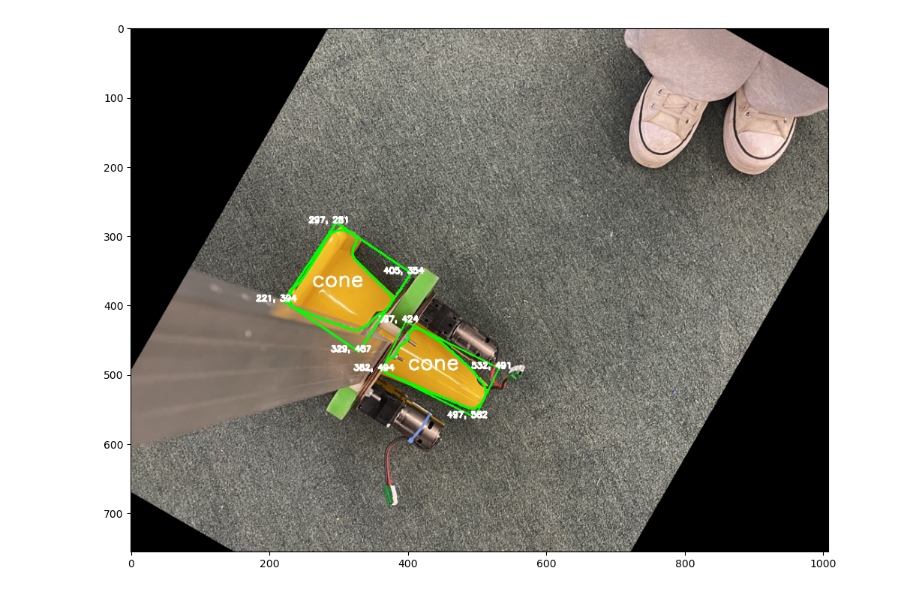
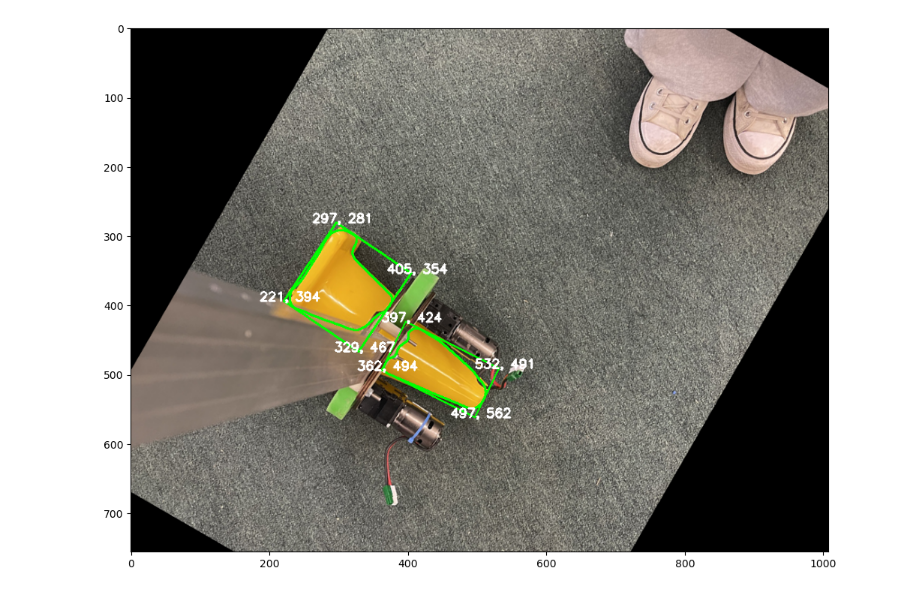
Before and after one commit to tlu21545/visionTest, a Jupyter notebook: detect_object.ipynb, the cells around one changed output. Drawn from its saved outputs; the diff is of its cells as text; code cells hidden in the pictures.

```diff
--- a/detect_object.ipynb
+++ b/detect_object.ipynb
@@ -72,54 +70,41 @@ plt.show()
 # %%
-import cv2
-import numpy as np
+def detect_cone(img, low_thresh=np.array([90, 150, 150]), high_thresh=np.array([110, 255, 255]), cnt_color=(0, 255, 0), rect_color=(255, 0, 0)):
+    # image that will be returned at end
+    return_img = img.copy()
 
-import matplotlib.image as mpimg
-import matplotlib.pyplot as plt
+    # find contours of image
+    blur_img = cv2.GaussianBlur(img, (49, 49), 0)
+    hsv_img = cv2.cvtColor(blur_img, cv2.COLOR_BGR2HSV)
+    mask_img = cv2.inRange(hsv_img, low_thresh, high_thresh)
+    cnts, hierarchy = cv2.findContours(mask_img, cv2.RETR_TREE, cv2.CHAIN_APPROX_SIMPLE)
 
-def detect_cone(image, lower_hsv_threshold=np.array([90, 150, 150]), upper_hsv_threshold=np.array([110, 255, 255]), contour_color=(0, 255, 0), rect_color=(255, 0, 0)):
-    _img_with_contours = image.copy()
+    for i, c in enumerate(cnts):
+        # find center of contour
+        M = cv2.moments(c)
+        try:
+            cX = int((M["m10"] / M["m00"]))
+            cY = int((M["m01"] / M["m00"]))
+        except:
+            cX = 0
+            cY = 0
 
-    _blur_img = cv2.GaussianBlur(image, (49, 49), 0)
-    _hsv_image = cv2.cvtColor(_blur_img, cv2.COLOR_BGR2HSV)
-    _current_mask = cv2.inRange(_hsv_image, lower_hsv_threshold, upper_hsv_threshold)
-    _contours, _hierarchy = cv2.findContours(_current_mask, cv2.RETR_TREE, cv2.CHAIN_APPROX_SIMPLE)
-
-    _contours_poly = [None]*len(_contours)
-    _boundRect = [None]*len(_contours)
-    for _i, _c in enumerate(_contours):
-        _M = cv2.moments(_c)
-        _area = cv2.contourArea(_c)
-        try:
-            _cX = int((_M["m10"] / _M["m00"]))
-            _cY = int((_M["m01"] / _M["m00"]))
-        except:
-            _cX = 0
-            _cY = 0
-
-        if _area >= 1000:
-            print("area:", _area)
+        # filter out small contours
+        area = cv2.contourArea(c)
+        if area >= 1000:
+            # find the smallest rectangle around the contour
+            rect = cv2.minAreaRect(c)
+            box = cv2.boxPoints(rect)
+            box = np.int0(box)
 
 
+            # draw contour and rectangle
+            cv2.drawContours(return_img, [c], -1, cnt_color, 2)
+            cv2.drawContours(return_img, [box], -1, cnt_color, 2)
 
-            # cv2.putText(_img_with_contours, (str(_contours_poly[_i][0]) + ", " + str(_contours_poly[_i][1])), (int(_contours_poly[_i][0]), int(_contours_poly[_i][1])), cv2.FONT_HERSHEY_SIMPLEX, 0.5, (255, 255, 255), 2)
-            # cv2.putText(_img_with_contours, (str(_contours_poly[_i][2]) + ", " + str(_contours_poly[_i][3])), (int(_contours_poly[_i][2]), int(_contours_poly[_i][3])), cv2.FONT_HERSHEY_SIMPLEX, 0.5, (255, 255, 255), 2)
-            # cv2.putText(_img_with_contours, (str(_contours_poly[_i][4]) + ", " + str(_contours_poly[_i][5])), (int(_contours_poly[_i][4]), int(_contours_poly[_i][5])), cv2.FONT_HERSHEY_SIMPLEX, 0.5, (255, 255, 255), 2)
-            # cv2.putText(_img_with_contours, (str(_contours_poly[_i][6]) + ", " + str(_contours_poly[_i][7])), (int(_contours_poly[_i][6]), int(_contours_poly[_i][7])), cv2.FONT_HERSHEY_SIMPLEX, 0.5, (255, 255, 255), 2)
-
-            rect = cv2.minAreaRect(_c)
-            box = cv2.boxPoints(rect)
-            box = np.int0(box)
-            cv2.drawContours(_img_with_contours, [_c], -1, contour_color, 2)
-            cv2.putText(_img_with_contours, "cone", (_cX - 40, _cY), cv2.FONT_HERSHEY_SIMPLEX, 1, (255, 255, 255), 2)
-            cv2.drawContours(_img_with_contours, [box], -1, contour_color, 2)
-            print(str(box[0][0]))
-            print(str(box[0][1]))
-            cv2.putText(_img_with_contours, (str(box[0][0]) + ", " + str(box[0][1])), (box[0][0] - 40, box[0][1]), cv2.FONT_HERSHEY_SIMPLEX, 0.4, (255, 255, 255), 2)
-            cv2.putText(_img_with_contours, (str(box[1][0]) + ", " + str(box[1][1])), (box[1][0] - 40, box[1][1]), cv2.FONT_HERSHEY_SIMPLEX, 0.4, (255, 255, 255), 2)
-            cv2.putText(_img_with_contours, (str(box[2][0]) + ", " + str(box[2][1])), (box[2][0] - 40, box[2][1]), cv2.FONT_HERSHEY_SIMPLEX, 0.4, (255, 255, 255), 2)
-            cv2.putText(_img_with_contours, (str(box[3][0]) + ", " + str(box[3][1])), (box[3][0] - 40, box[3][1]), cv2.FONT_HERSHEY_SIMPLEX, 0.4, (255, 255, 255), 2)
-
-    return _img_with_contours
+            # lable rectangle vertices
+            for j, b in enumerate(box):
+                cv2.putText(return_img, (str(box[j][0]) + ", " + str(box[j][1])), (box[j][0] - 35, box[j][1]), cv2.FONT_HERSHEY_SIMPLEX, 0.6, (255, 255, 255), 2)
+    return return_img
 
 
 img = mpimg.imread('cone6_small.jpg')
@@ -144 +123 @@ area: 12075.5
-[figure, old version]
+[figure, new version]
```
Also changed, not shown: parts of 3 cells of this notebook.
